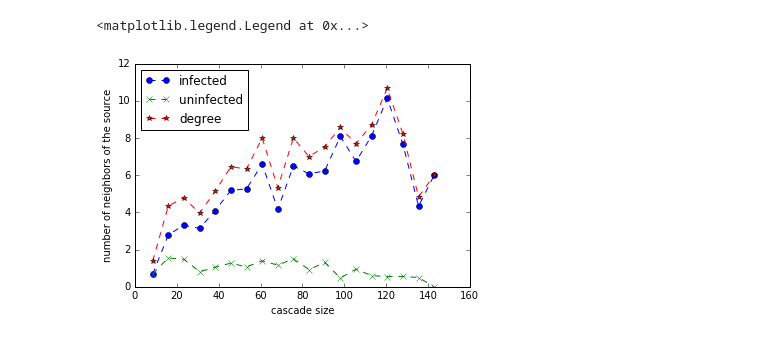
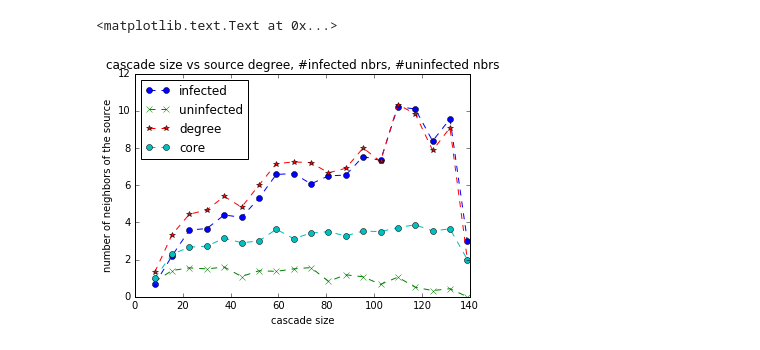
Before and after one commit to xiaohan2012/active-infection-source-finding, a Jupyter notebook: cascade_size_vs_source_infected_neighbors.ipynb, the cells around one changed output. Drawn from its saved outputs; the diff is of its cells as text; code cells hidden in the pictures.

Commit message:
core number vs neighbors infection times statistics

```diff
--- a/cascade_size_vs_source_infected_neighbors.ipynb
+++ b/cascade_size_vs_source_infected_neighbors.ipynb
@@ -13,13 +13,21 @@ def run_simulation(k=8, P=P_peri, n_edges=512):
     source = min(cascade, key=lambda k: cascade[k])
     source_inflected_nbrs = list(filter(lambda k: k in cascade, g.neighbors(source)))
     source_uninflected_nbrs = list(filter(lambda k: k not in cascade, g.neighbors(source)))
-    return (len(source_inflected_nbrs),
-            len(source_uninflected_nbrs),
-            len(g.neighbors(source)),
-            len(cascade))
+
+    g.remove_edges_from(g.selfloop_edges())
+    core_numbers = nx.core_number(g)
+
+    return {
+        '#infected': len(source_inflected_nbrs),
+        '#uninfected': len(source_uninflected_nbrs),
+        'degree': len(g.neighbors(source)),
+        '#cascade': len(cascade),
+        'core number': core_numbers[source],
+        'infected times': list(filter(None, [cascade.get(n) for n in g.neighbors(source)]))
+    }
 # %%
 from joblib import Parallel, delayed
 rows = Parallel(n_jobs=8)(delayed(run_simulation)() for _ in range(int(1e3)))
 # %%
 import pandas as pd
-df = pd.DataFrame(rows, columns=['#infected', '#uninfected', 'degree', '#cascade'])
+df = pd.DataFrame.from_records(rows)
@@ -33,23 +34,28 @@ plt.scatter(df['#cascade'], df['degree'], color='b')
 # %%
 from scipy.stats import binned_statistic
 bins = np.linspace(df['#cascade'].min(), df['#cascade'].max(), num=20)
 values, bin_edges, _ = binned_statistic(df['#cascade'], df['#infected'], bins=bins, statistic='mean')
 plt.plot(bin_edges[1:], values, '--o')
 
 
 values, bin_edges, _ = binned_statistic(df['#cascade'], df['#uninfected'], bins=bins, statistic='mean')
 plt.hold(True)
 plt.plot(bin_edges[1:], values, '--x')
 
 values, bin_edges, _ = binned_statistic(df['#cascade'], df['degree'], bins=bins, statistic='mean')
 plt.hold(True)
 plt.plot(bin_edges[1:], values, '--*')
 
+values, bin_edges, _ = binned_statistic(df['#cascade'], df['core number'], bins=bins, statistic='mean')
+plt.hold(True)
+plt.plot(bin_edges[1:], values, '--o')
+
 
 plt.xlabel('cascade size')
 plt.ylabel('number of neighbors of the source')
 
-plt.legend(['infected', 'uninfected', 'degree'], loc='upper left')
+plt.legend(['infected', 'uninfected', 'degree', 'core'], loc='upper left')
+plt.title('cascade size vs source degree, #infected nbrs, #uninfected nbrs')
 # %% [output]
-<matplotlib.legend.Legend at 0x...>
+<matplotlib.text.Text at 0x...>
-[figure, old version]
+[figure, new version]
```
Also changed, not shown: parts of 3 cells of this notebook, 2 other files.
